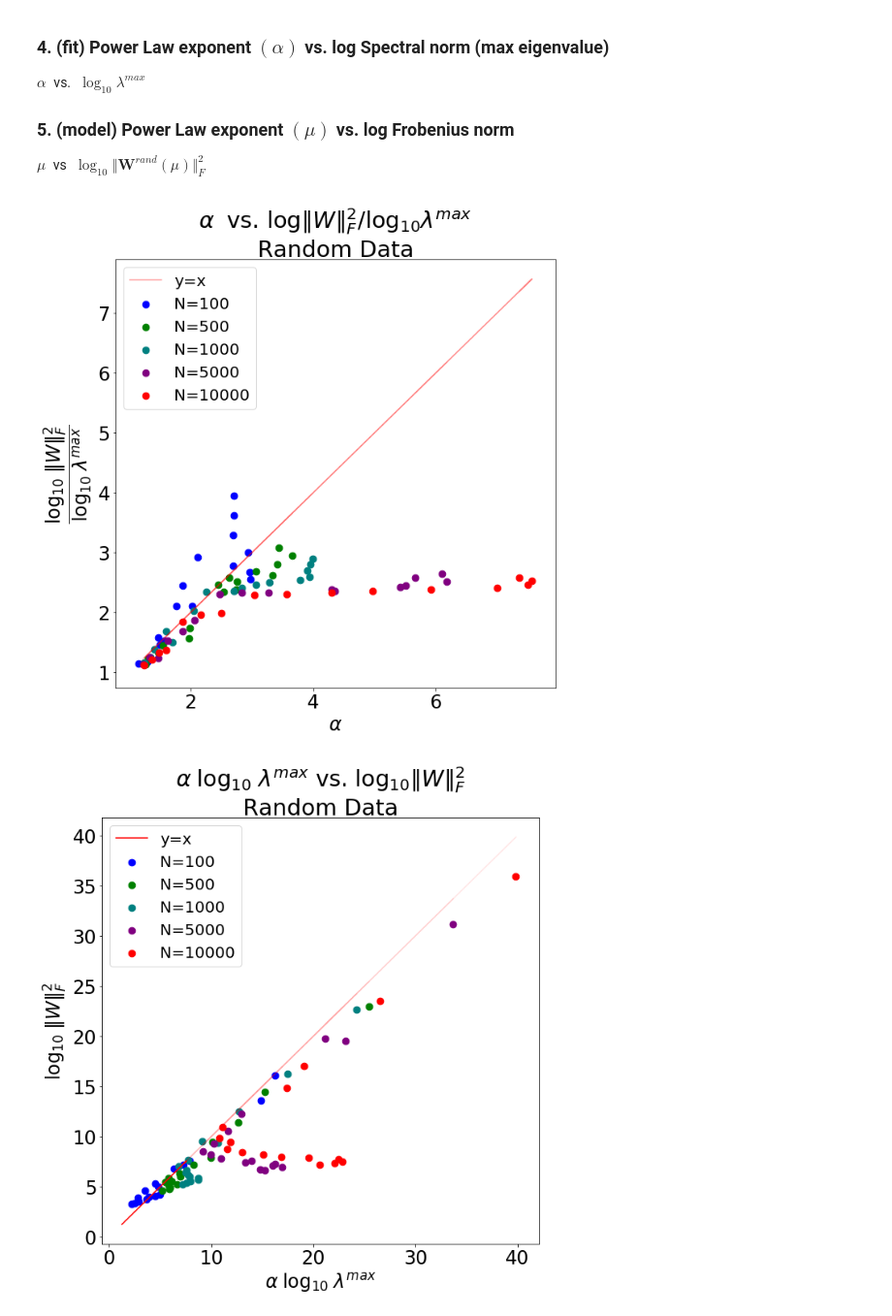
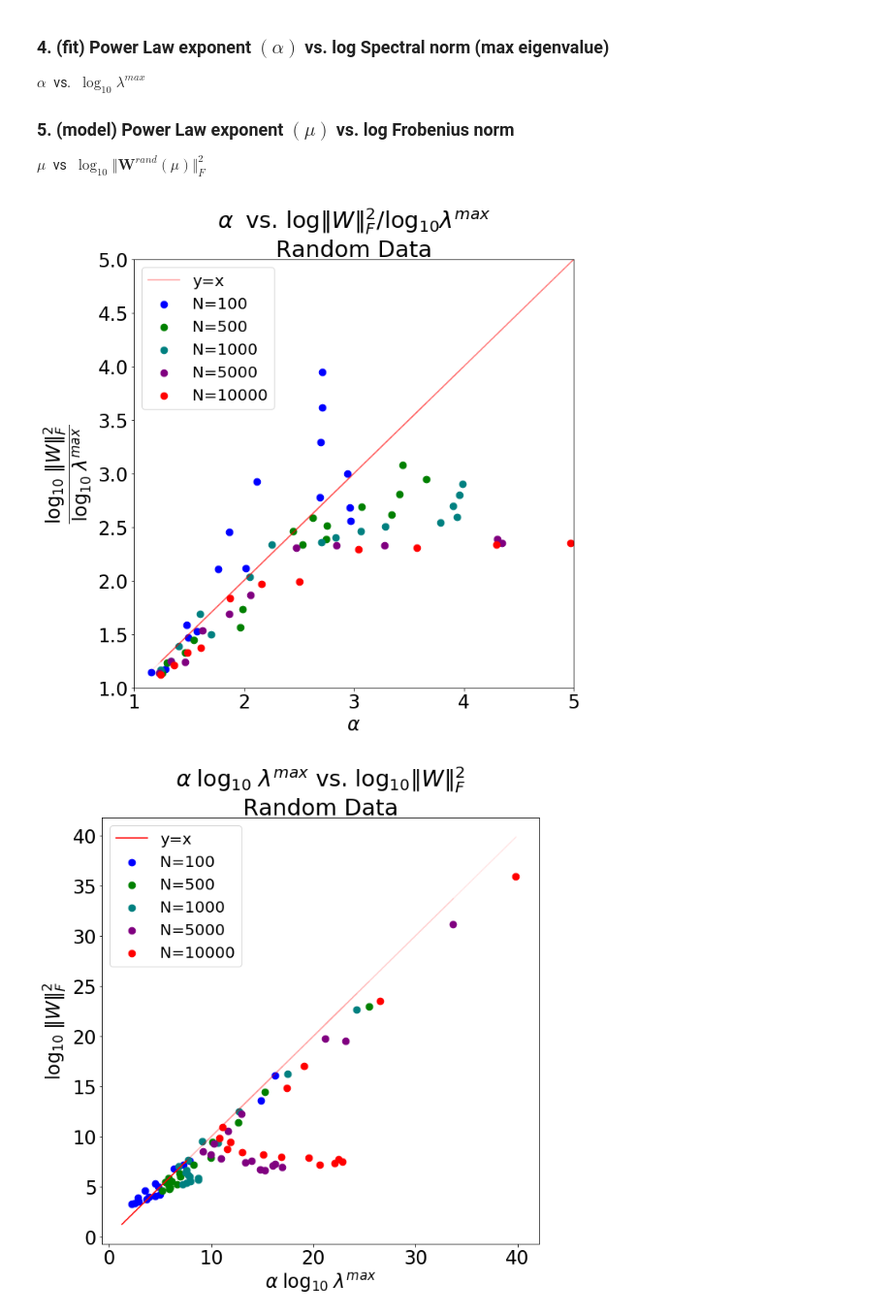
Before and after one commit to CalculatedContent/PredictingTestAccuracies, a Jupyter notebook: PowerLawExample.ipynb, the cells around one changed output. Shown: that part at 97% size. Saved outputs shown, nothing was run; the diff lists cells and outputs as text; code cells hidden in the pictures.

```diff
--- a/PowerLawExample.ipynb
+++ b/PowerLawExample.ipynb
@@ -70,26 +70,26 @@ marker_size = 75
 # %%
 
 
 plt.title(r"$\alpha\;$ vs. $\log\Vert W\Vert^{2}_{F} / \log_{10}\lambda^{max}$"+"\nRandom Data")
 plt.xlabel(r"$\alpha$")
 plt.ylabel(r"$\dfrac {\log_{10}\;\Vert W\Vert^{2}_{F}}{\log_{10}\;\lambda^{max}}$")
 plt.plot(alphas,alphas, color='red', alpha=0.4, label="y=x")
 
 
 for im, M in enumerate(Ms):
     [alphas, norms, lmaxs] = Mresults[M]
     x = alphas
     y = np.divide(2.0*np.log10(norms),np.log10(lmaxs))
     plt.scatter(x,y, label="N={}".format(M), color=colors[im],s=marker_size)
     plt.plot(x,x, color='red', alpha=0.1)
 
-
 plt.legend(prop=legend_prop)
 plt.savefig("img/Alpha-LogNorm-Relations.png")
-
+plt.xlim(1,5)
+plt.ylim(1,5)
 plt.show()
 # %% [output]
-[figure, old version]
+[figure, new version]
 # %%
 
 
```
